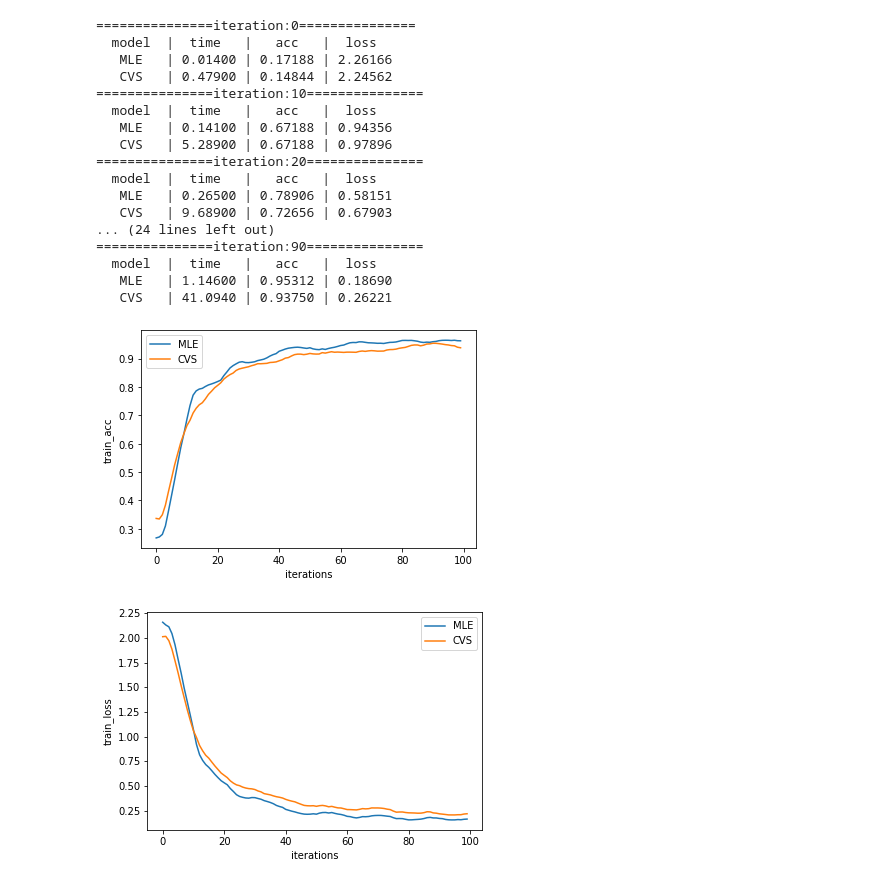
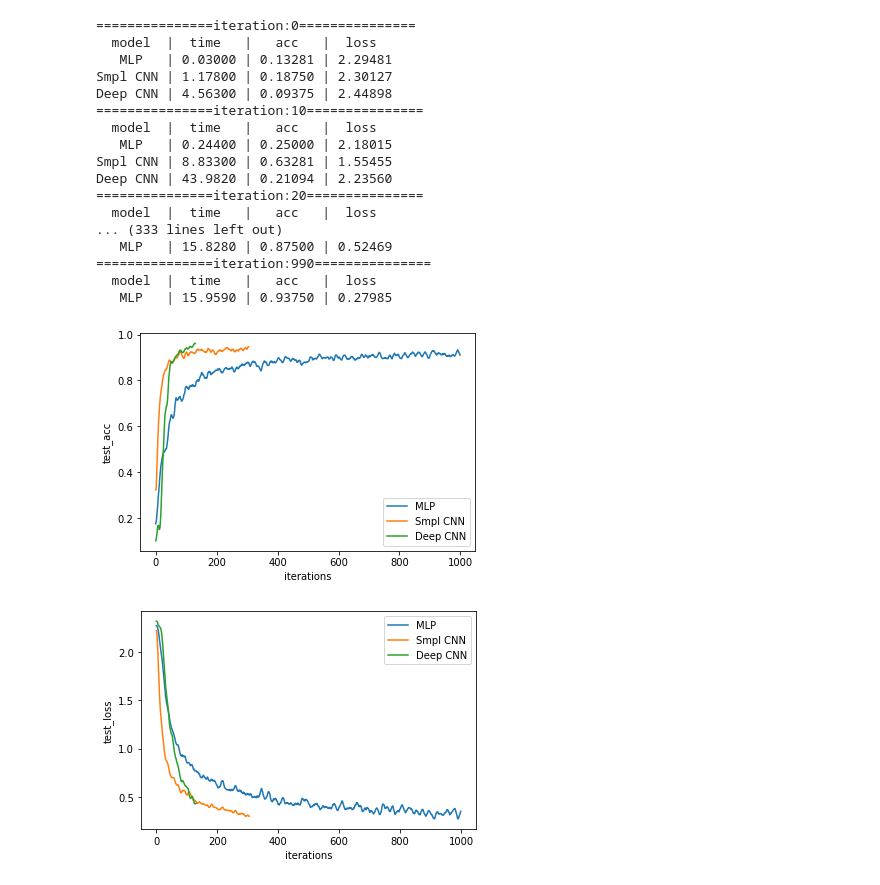
Before and after one commit to dinleo/Node_Layer_Network, a Jupyter notebook: Global_Test.ipynb, the cells around one changed output. Saved outputs shown, nothing was run; the diff lists cells and outputs as text; code cells hidden in the pictures.

```diff
--- a/Global_Test.ipynb
+++ b/Global_Test.ipynb
@@ -17,7 +17,7 @@ import time
 train_size = x_train.shape[0]
 test_size = x_test.shape[0]
 batch_size = 128
-max_iterations = 100
+max_iterations = 1000
 print_iter = 10
 mi = np.arange(max_iterations)
 # %%
@@ -153,39 +135,47 @@ def plot(label, datas, t_list, *y_lim):
         plt.ylim(y_lim)
     plt.legend()
     plt.show()
+# %%
+net1 = MLE(input_size=784, hidden_size_list=[100, 100, 100, 100], output_size=10,
+            use_dropout=True, dropout_ration=0.5,
+            activation='relu', weight_init_std='he', use_batchnorm=False)
+net2 = CVS(dropout_ration=0.5)
+net3 = CVD(back_eta=False ,dropout_ration=0.5)
 # %%
 test_list = {
-             'MLE':
-                 {'model':'MLE','opt':'AdaGrad','act':'relu','std':'he','dr':None,'bn':False,'bp':1,'lr':0.01},
-             'CVS':
-                 {'model':'CVS','opt':'AdaGrad','act':'relu','std':'he','dr':None,'bn':False,'bp':1,'lr':0.01},
+             'MLP':
+                 {'network':net1,'opt':'AdaGrad','lr':0.01},
+             'Smpl CNN':
+                 {'network':net2,'opt':'AdaGrad','lr':0.01},
+             'Deep CNN':
+                 {'network':net3,'opt':'AdaGrad','lr':0.01},
              }
 
-train_acc, train_loss, test_acc, test_loss, total_step = test(test_list)
-# train_acc, train_loss, test_acc, test_loss, total_step = test(test_list, 0.99)
+# train_acc, train_loss, test_acc, test_loss, total_step = test(test_list)
+train_acc, train_loss, test_acc, test_loss, total_step = test(test_list, 0.98)
 # %% [output]
 ===============iteration:0===============
   model  |  time   |   acc   |  loss
-   MLE   | 0.01400 | 0.17188 | 2.26166
-   CVS   | 0.47900 | 0.14844 | 2.24562
+   MLP   | 0.03000 | 0.13281 | 2.29481
+Smpl CNN | 1.17800 | 0.18750 | 2.30127
+Deep CNN | 4.56300 | 0.09375 | 2.44898
 ===============iteration:10===============
   model  |  time   |   acc   |  loss
-   MLE   | 0.14100 | 0.67188 | 0.94356
-   CVS   | 5.28900 | 0.67188 | 0.97896
+   MLP   | 0.24400 | 0.25000 | 2.18015
+Smpl CNN | 8.83300 | 0.63281 | 1.55455
+Deep CNN | 43.9820 | 0.21094 | 2.23560
 ===============iteration:20===============
   model  |  time   |   acc   |  loss
-   MLE   | 0.26500 | 0.78906 | 0.58151
-   CVS   | 9.68900 | 0.72656 | 0.67903
-... (24 lines left out)
-===============iteration:90===============
+... (333 lines left out)
+   MLP   | 15.8280 | 0.87500 | 0.52469
+===============iteration:990===============
   model  |  time   |   acc   |  loss
-   MLE   | 1.14600 | 0.95312 | 0.18690
-   CVS   | 41.0940 | 0.93750 | 0.26221
+   MLP   | 15.9590 | 0.93750 | 0.27985
 # %%
-plot('train_acc', train_acc, test_list)
+plot('test_acc', test_acc, test_list)
 # %% [output]
-[figure, old version]
+[figure, new version]
 # %%
-plot('train_loss', train_loss, test_list)
+plot('test_loss', test_loss, test_list)
 # %% [output]
-[figure, old version]
+[figure, new version]
```
Also changed, not shown: parts of 3 cells of this notebook, 1 other file.
